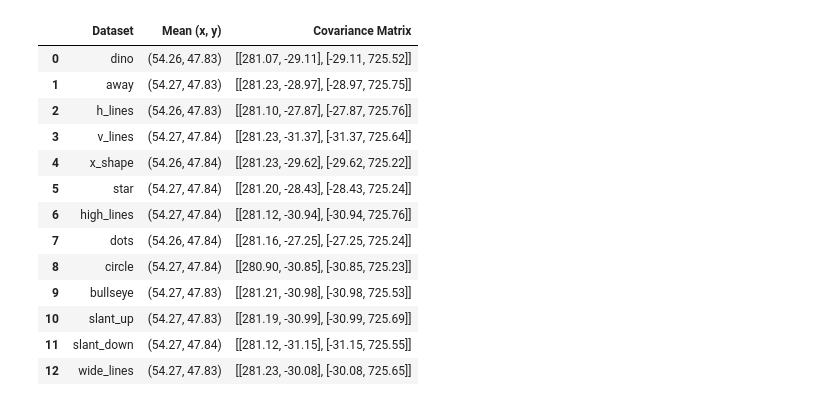
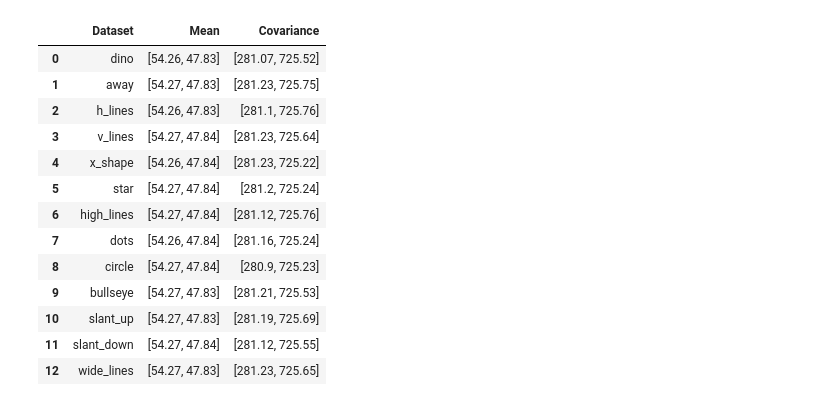
Before and after one commit to BartTheBartender/o-szukaniu-dziury-w-calym, a Jupyter notebook: labs/darasaurus.ipynb, the cells around one changed output. Cells and saved outputs as stored; diff of their text form; code cells hidden in the pictures.

```diff
--- a/labs/darasaurus.ipynb
+++ b/labs/darasaurus.ipynb
@@ -7,14 +8,9 @@ import gudhi
 # %%
-with open('datasaurus.json', 'r') as f:
+with open('data/datasaurus.json', 'r') as f:
     datasaurus = json.load(f)
 
 for name in datasaurus:
     datasaurus[name] = np.array(datasaurus[name])
-# %%
-def mean_cov(values):
-    mean_vector = np.mean(values, axis=0)
-    cov_matrix = np.cov(values, rowvar=False)
-    return mean_vector, cov_matrix
 # %%
 for name, values in datasaurus.items():
     x_coords = [p[0] for p in values]
@@ -86,36 +39,34 @@ for name, values in datasaurus.items():
+# %%
+def mean_cov(values):
+    mean = np.round(np.mean(values, axis=0), 2)
+    cov_matrix = np.cov(values, rowvar=False)
+    cov = np.round([cov_matrix[0, 0], cov_matrix[1, 1]], 2)
+    return mean, cov
 # %%
 
 rows = []
 for name, values in datasaurus.items():
     mean, covariance = mean_cov(values)
     rows.append({
         "Dataset": name,
-        "Mean (x, y)": mean,
-        "Covariance Matrix": covariance
+        "Mean": mean,
+        "Covariance": covariance
     })
 
 df = pd.DataFrame(rows)
-
-# Optional: format for better display
-def format_cov_matrix(cov):
-    return f"[[{cov[0,0]:.2f}, {cov[0,1]:.2f}], [{cov[1,0]:.2f}, {cov[1,1]:.2f}]]"
-
-df["Mean (x, y)"] = df["Mean (x, y)"].apply(lambda m: f"({m[0]:.2f}, {m[1]:.2f})")
-df["Covariance Matrix"] = df["Covariance Matrix"].apply(format_cov_matrix)
-
 df
 # %% [output]
-|  | Dataset | Mean (x, y) | Covariance Matrix |
-| 0 | dino | (54.26, 47.83) | [[281.07, -29.11], [-29.11, 725.52]] |
-| 1 | away | (54.27, 47.83) | [[281.23, -28.97], [-28.97, 725.75]] |
-| 2 | h_lines | (54.26, 47.83) | [[281.10, -27.87], [-27.87, 725.76]] |
-| 3 | v_lines | (54.27, 47.84) | [[281.23, -31.37], [-31.37, 725.64]] |
-| 4 | x_shape | (54.26, 47.84) | [[281.23, -29.62], [-29.62, 725.22]] |
-| 5 | star | (54.27, 47.84) | [[281.20, -28.43], [-28.43, 725.24]] |
-| 6 | high_lines | (54.27, 47.84) | [[281.12, -30.94], [-30.94, 725.76]] |
-| 7 | dots | (54.26, 47.84) | [[281.16, -27.25], [-27.25, 725.24]] |
-| 8 | circle | (54.27, 47.84) | [[280.90, -30.85], [-30.85, 725.23]] |
-| 9 | bullseye | (54.27, 47.83) | [[281.21, -30.98], [-30.98, 725.53]] |
-| 10 | slant_up | (54.27, 47.83) | [[281.19, -30.99], [-30.99, 725.69]] |
-| 11 | slant_down | (54.27, 47.84) | [[281.12, -31.15], [-31.15, 725.55]] |
-| 12 | wide_lines | (54.27, 47.83) | [[281.23, -30.08], [-30.08, 725.65]] |
+|  | Dataset | Mean | Covariance |
+| 0 | dino | [54.26, 47.83] | [281.07, 725.52] |
+| 1 | away | [54.27, 47.83] | [281.23, 725.75] |
+| 2 | h_lines | [54.26, 47.83] | [281.1, 725.76] |
+| 3 | v_lines | [54.27, 47.84] | [281.23, 725.64] |
+| 4 | x_shape | [54.26, 47.84] | [281.23, 725.22] |
+| 5 | star | [54.27, 47.84] | [281.2, 725.24] |
+| 6 | high_lines | [54.27, 47.84] | [281.12, 725.76] |
+| 7 | dots | [54.26, 47.84] | [281.16, 725.24] |
+| 8 | circle | [54.27, 47.84] | [280.9, 725.23] |
+| 9 | bullseye | [54.27, 47.83] | [281.21, 725.53] |
+| 10 | slant_up | [54.27, 47.83] | [281.19, 725.69] |
+| 11 | slant_down | [54.27, 47.84] | [281.12, 725.55] |
+| 12 | wide_lines | [54.27, 47.83] | [281.23, 725.65] |
```
Also changed, not shown: parts of 8 cells of this notebook, 2 other files.
